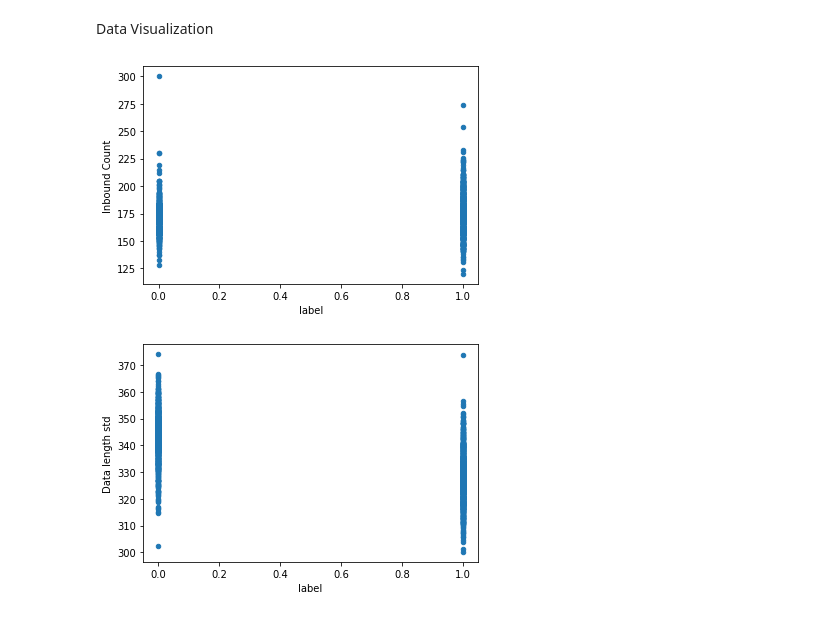
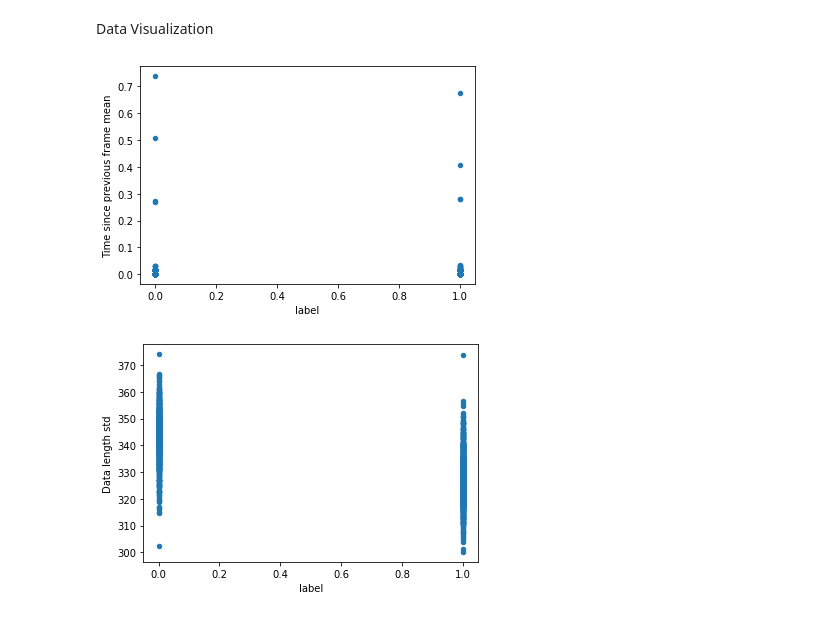
Before and after one commit to MassimilianoArca/IoT-WI-project, a Jupyter notebook: Dataset+Modeling.ipynb, the cells around one changed output. Drawn from its saved outputs; the diff is of its cells as text; code cells hidden in the pictures.

```diff
--- a/Dataset+Modeling.ipynb
+++ b/Dataset+Modeling.ipynb
@@ -19,7 +17,7 @@ Preprocessing of the dataset
 # %%
 #Loading the part of the dataset where we were in front of the cam
 
-Label1 = pd.read_csv("/content/drive/MyDrive/IOTProject/IoT-WI-project-main/skypedataset1.csv")
+Label1 = pd.read_csv("Dataset_With_Person.csv")
 Label1 = pd.DataFrame(Label1)
 Label1 = Label1.drop(columns='Info')
 Label1 = Label1.drop(columns='Data length')
@@ -48,7 +46,7 @@ Label1
 # %%
 #Loading the part of the dataset where there is only background on the cam
 
-Label0 = pd.read_csv("/content/drive/MyDrive/IOTProject/IoT-WI-project-main/skypedataset0.csv")
+Label0 = pd.read_csv("Dataset_With_Background.csv")
 Label0 = pd.DataFrame(Label0)
 Label0 = Label0.drop(columns='Info')
 Label0 = Label0.drop(columns='Data length')
@@ -214,7 +212,7 @@ df_complete
 # %%
 #loading the labels taken from node-red
 
-labels = pd.read_csv("/content/drive/MyDrive/IOTProject/IoT-WI-project-main/Labels_Skype.csv")
+labels = pd.read_csv("Labels.csv")
 labels = pd.DataFrame(labels)
 
 labels
@@ -281,10 +279,10 @@ X = standardizer.fit_transform(X)
 # %% [markdown]
 Data Visualization
 # %%
-df_complete.plot(x ='label', y='Inbound Count', kind = 'scatter')
+df_complete.plot(x ='label', y='Time since previous frame mean', kind = 'scatter')
 plt.show()
 # %% [output]
-[figure, old version]
+[figure, new version]
 # %%
 df_complete.plot(x ='label', y='Data length std', kind = 'scatter')
 plt.show()
```
Also changed, not shown: parts of 8 cells of this notebook.
